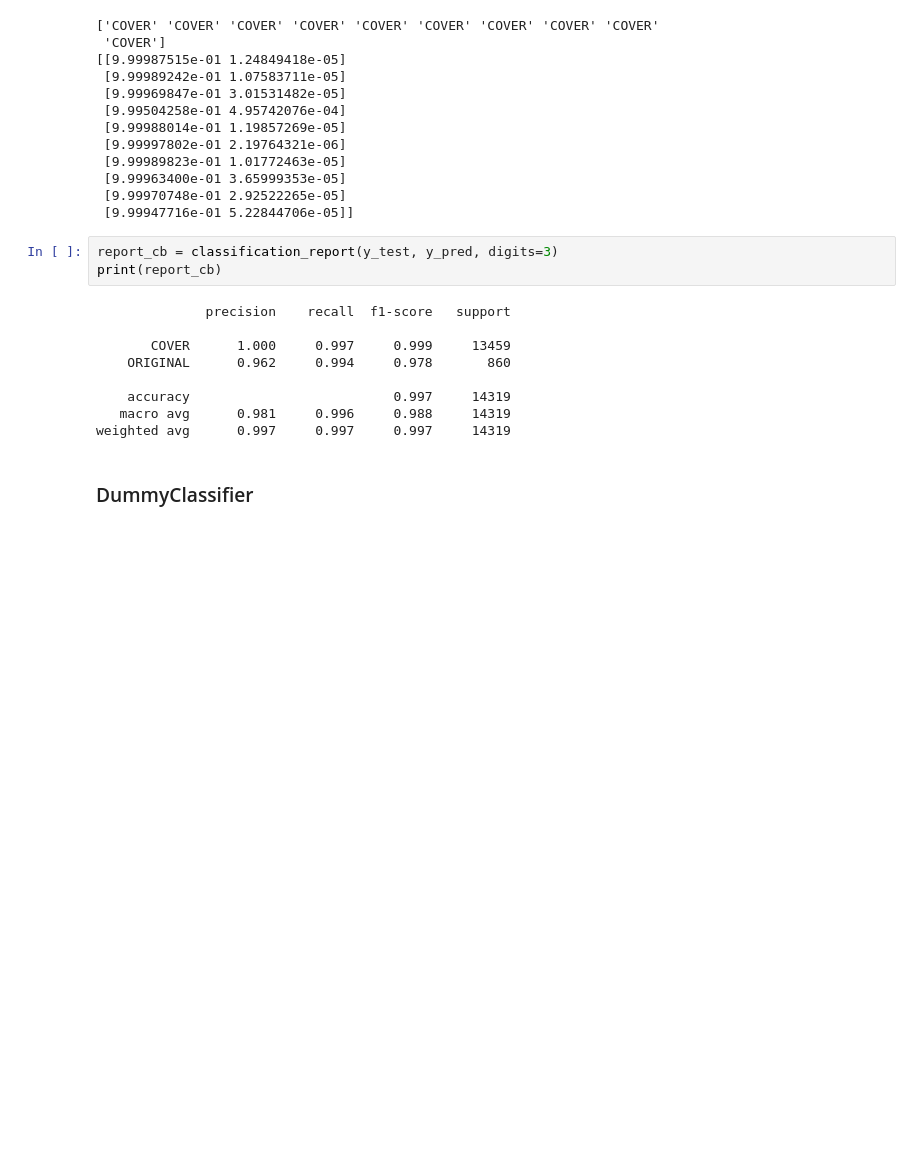
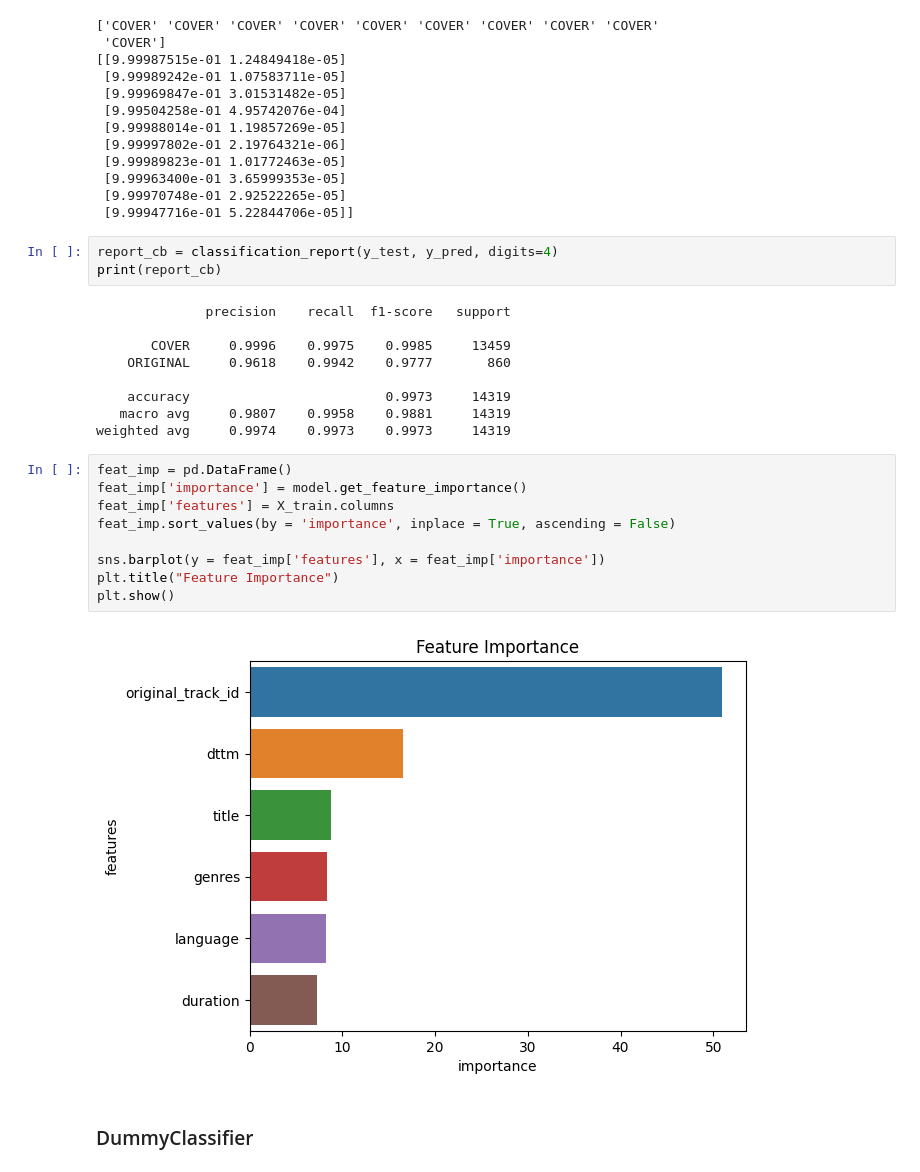
Before and after one commit to Asket-on/Hackathon-DS-Yandex-Music-2023-10-23, a Jupyter notebook: Hackathon_DS_Yandex_Music_2023_10_23.ipynb, the cells around one changed output. Drawn from its saved outputs; the diff is of its cells as text; blank space fills up the shorter version.

```diff
--- a/Hackathon_DS_Yandex_Music_2023_10_23.ipynb
+++ b/Hackathon_DS_Yandex_Music_2023_10_23.ipynb
@@ -512,17 +515,28 @@ print(y_pred_probs[:10])
  [9.99970748e-01 2.92522265e-05]
  [9.99947716e-01 5.22844706e-05]]
 # %%
-report_cb = classification_report(y_test, y_pred, digits=3)
+report_cb = classification_report(y_test, y_pred, digits=4)
 print(report_cb)
 # %% [output]
               precision    recall  f1-score   support
 
-       COVER      1.000     0.997     0.999     13459
-    ORIGINAL      0.962     0.994     0.978       860
+       COVER     0.9996    0.9975    0.9985     13459
+    ORIGINAL     0.9618    0.9942    0.9777       860
 
-    accuracy                          0.997     14319
-   macro avg      0.981     0.996     0.988     14319
-weighted avg      0.997     0.997     0.997     14319
+    accuracy                         0.9973     14319
+   macro avg     0.9807    0.9958    0.9881     14319
+weighted avg     0.9974    0.9973    0.9973     14319
+# %%
+feat_imp = pd.DataFrame()
+feat_imp['importance'] = model.get_feature_importance()
+feat_imp['features'] = X_train.columns
+feat_imp.sort_values(by = 'importance', inplace = True, ascending = False)
+
+sns.barplot(y = feat_imp['features'], x = feat_imp['importance'])
+plt.title("Feature Importance")
+plt.show()
+# %% [output]
+[figure, added]
 # %% [markdown]
 ### DummyClassifier
 # %% [markdown]
```
Also changed, not shown: parts of 23 cells of this notebook.
